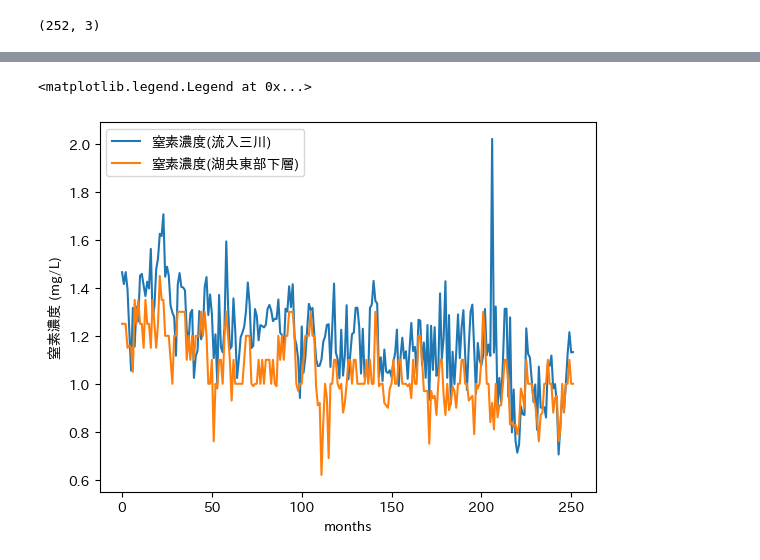
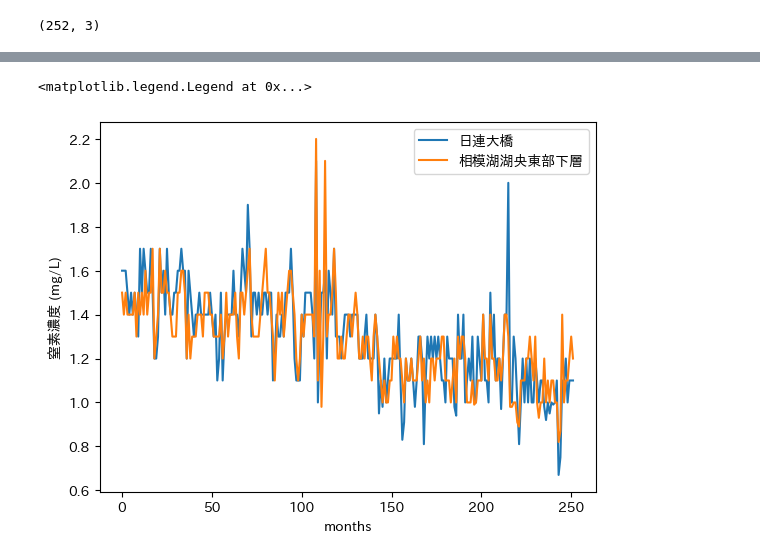
Before and after one commit to vitroid/yamanashi-water, a Jupyter notebook: lake/lake.ipynb, the cells around one changed output, grey strips where cells are left out. Drawn from its saved outputs; the diff is of its cells as text; code cells hidden in the pictures.

```diff
--- a/lake/lake.ipynb
+++ b/lake/lake.ipynb
@@ -196,15 +241,15 @@ plt.legend()
 # %%
 import matplotlib.pyplot as plt
 import numpy as np
 import japanize_matplotlib
 
-plt.plot(range(dfs.shape[0]), cr, label="窒素濃度(流入三川)")
-# plt.plot(range(dfs.shape[0]), dfs["上層"], label=f"窒素濃度({loc}上層)")
-plt.plot(range(dfs.shape[0]), dfs["下層"], label=f"窒素濃度({loc}下層)")
+plt.plot(range(相模湖.shape[0]), 日連大橋["下層"], label="日連大橋")
+# plt.plot(range(相模湖.shape[0]), 相模湖["上層"], label=f"相模湖湖央東部上層")
+plt.plot(range(相模湖.shape[0]), 相模湖["下層"], label=f"相模湖湖央東部下層")
 plt.xlabel("months")
 plt.ylabel("窒素濃度 (mg/L)")
 
 plt.legend()
 # %% [output]
 <matplotlib.legend.Legend at 0x...>
-[figure, old version]
+[figure, new version]
```
Also changed, not shown: parts of 18 cells of this notebook, 17 other files.
